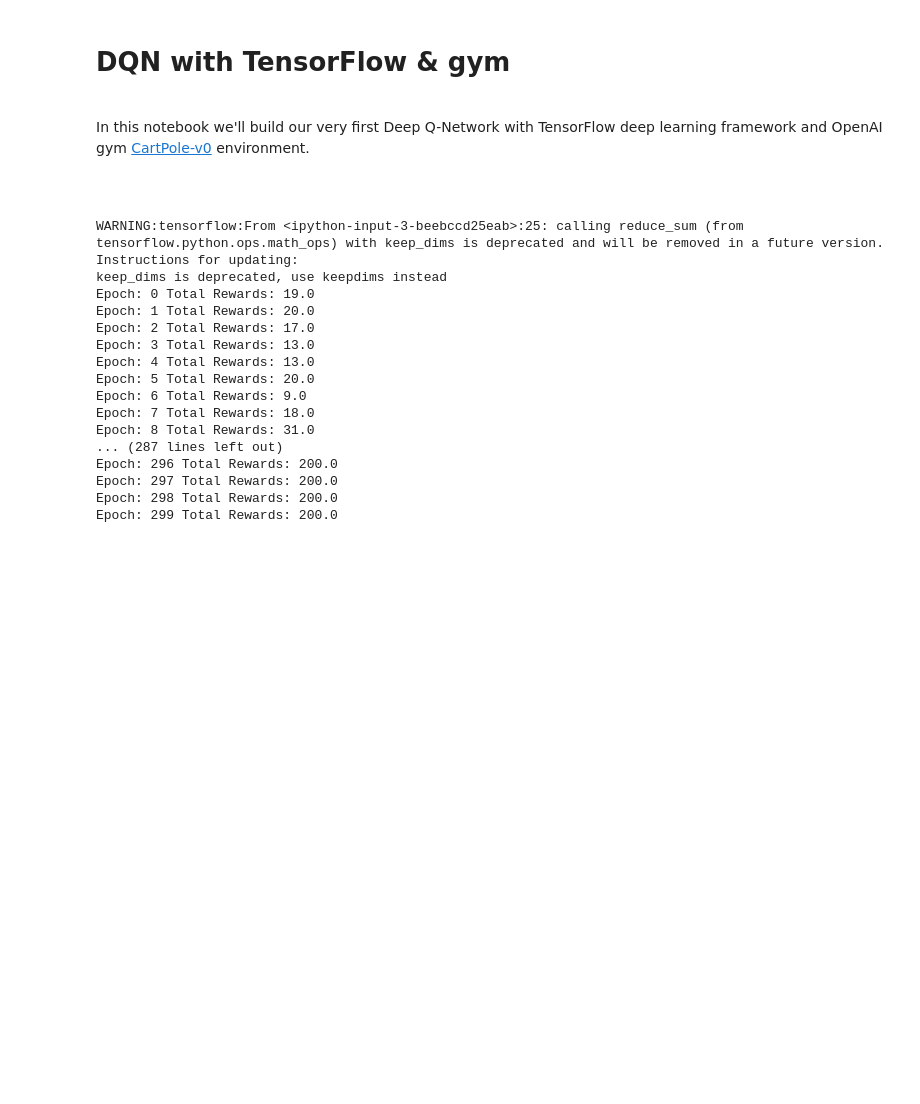
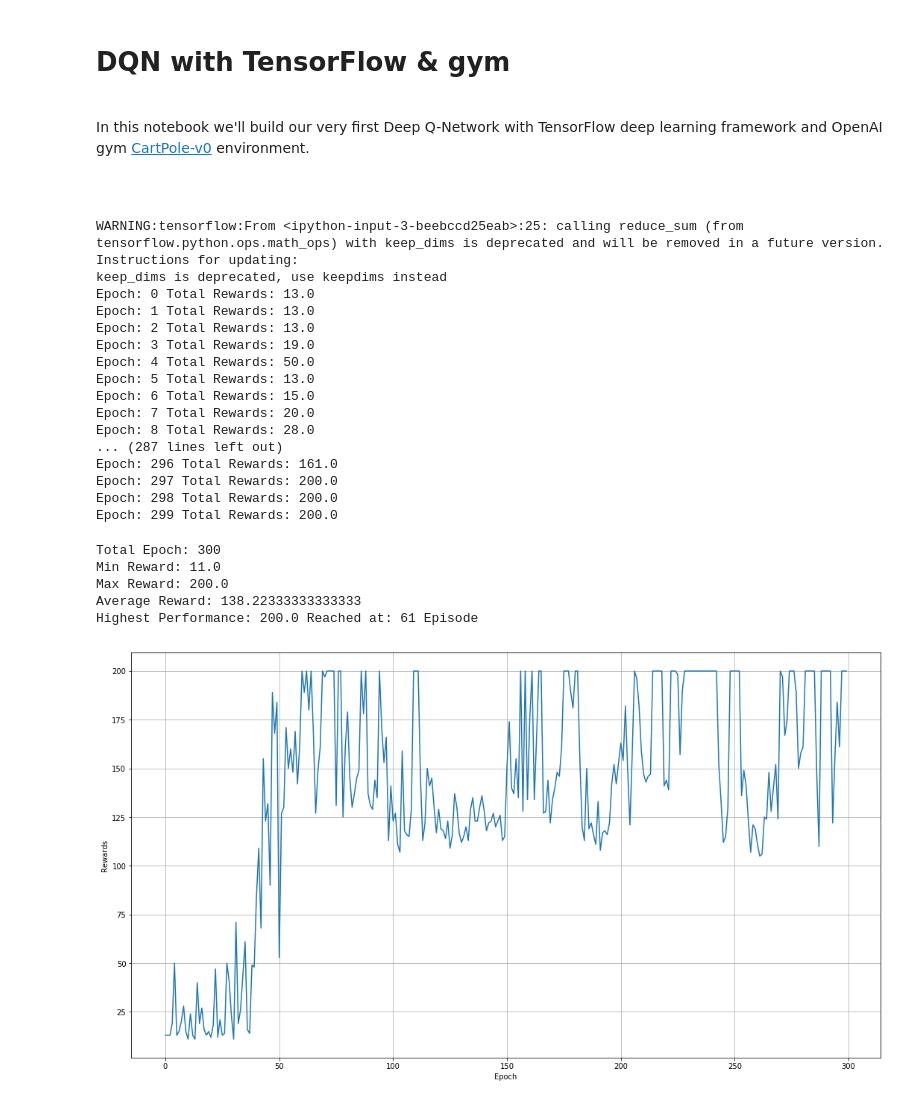
Before and after one commit to tasbirul/Deep-RL-with-TensorFlow-and-gym, a Jupyter notebook: Classic Control With DQN/02_CartPole.ipynb, the cells around one changed output. Saved outputs shown, nothing was run; the diff lists cells and outputs as text; code cells hidden in the pictures; blank space fills up the shorter version.

```diff
--- a/Classic Control With DQN/02_CartPole.ipynb
+++ b/Classic Control With DQN/02_CartPole.ipynb
@@ -106,6 +106,7 @@ Train_Network = DQN(input_shape=input_shape,
 update_ops = Q_Network.update_graph('Q_Network', 'Train_Network')
 
 saver = tf.train.Saver()
+score = []
 
 with tf.Session() as sess:
     sess.run(tf.global_variables_initializer())
@@ -139,23 +140,52 @@ with tf.Session() as sess:
 
             if done:
                 print('Epoch:', epoch, 'Total Rewards:', total_reward)
+                score.append(total_reward)
                 break
+
 env.close()
 # %% [output]
 WARNING:tensorflow:From <ipython-input-3-beebccd25eab>:25: calling reduce_sum (from tensorflow.python.ops.math_ops) with keep_dims is deprecated and will be removed in a future version.
 Instructions for updating:
 keep_dims is deprecated, use keepdims instead
-Epoch: 0 Total Rewards: 19.0
-Epoch: 1 Total Rewards: 20.0
-Epoch: 2 Total Rewards: 17.0
-Epoch: 3 Total Rewards: 13.0
-Epoch: 4 Total Rewards: 13.0
-Epoch: 5 Total Rewards: 20.0
-Epoch: 6 Total Rewards: 9.0
-Epoch: 7 Total Rewards: 18.0
-Epoch: 8 Total Rewards: 31.0
+Epoch: 0 Total Rewards: 13.0
+Epoch: 1 Total Rewards: 13.0
+Epoch: 2 Total Rewards: 13.0
+Epoch: 3 Total Rewards: 19.0
+Epoch: 4 Total Rewards: 50.0
+Epoch: 5 Total Rewards: 13.0
+Epoch: 6 Total Rewards: 15.0
+Epoch: 7 Total Rewards: 20.0
+Epoch: 8 Total Rewards: 28.0
 ... (287 lines left out)
-Epoch: 296 Total Rewards: 200.0
+Epoch: 296 Total Rewards: 161.0
 Epoch: 297 Total Rewards: 200.0
 Epoch: 298 Total Rewards: 200.0
 Epoch: 299 Total Rewards: 200.0
+# %%
+score = np.array(score)
+totla_epoch = len(score)
+
+print("Total Epoch:", totla_epoch)
+print("Min Reward:", score.min())
+print("Max Reward:", score.max())
+print("Average Reward:", score.mean())
+print("Highest Performance:", score.max(), "Reached at:", np.argmax(score) + 1, "Episode")
+# %% [output]
+Total Epoch: 300
+Min Reward: 11.0
+Max Reward: 200.0
+Average Reward: 138.22333333333333
+Highest Performance: 200.0 Reached at: 61 Episode
+# %%
+import matplotlib.pyplot as plt
+%matplotlib inline
+
+plt.figure(1, figsize=(18,10))
+plt.grid(True)
+plt.xlabel("Epoch")
+plt.ylabel("Rewards")
+plt.plot(range(totla_epoch), score)
+plt.show()
+# %% [output]
+[figure, added]
```
Also changed, not shown: 10 other files.
